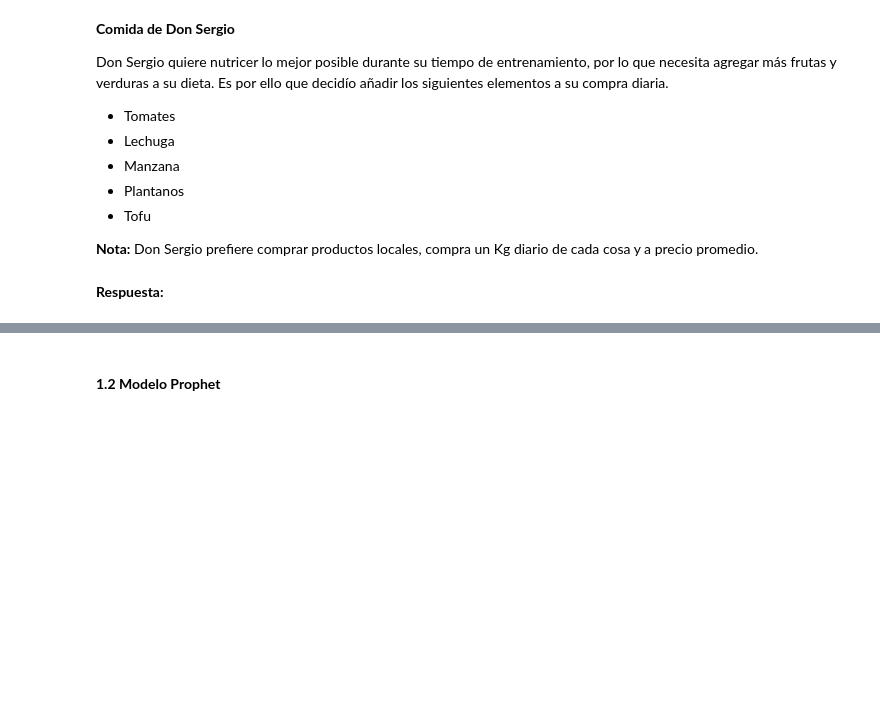
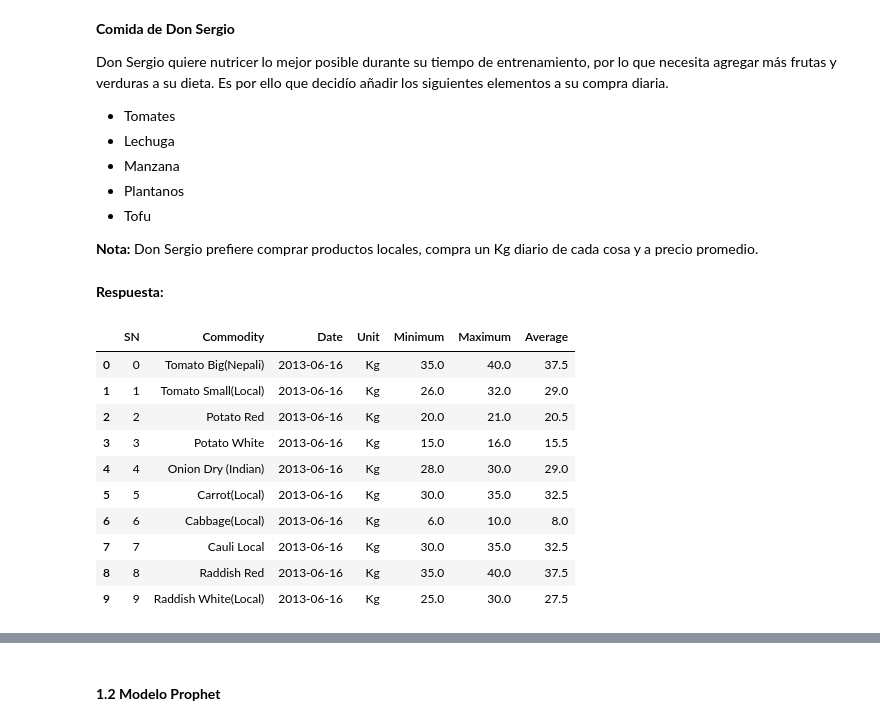
Before and after one commit to t-abedrapo/Laboratorio8_REP, a Jupyter notebook: Lab8.ipynb, the cells around one changed output, grey strips where cells are left out. Cells and saved outputs as stored; diff of their text form; code cells hidden in the pictures; blank space fills up the shorter version.

```diff
--- a/Lab8.ipynb
+++ b/Lab8.ipynb
@@ -140,0 +137,19 @@ Don Sergio quiere nutricer lo mejor posible durante su tiempo de entrenamiento,
+# %%
+# Leer el dataset
+import pandas as pd
+
+df = pd.read_csv('/content/drive/MyDrive/FCFM/Eléctrica Sem7/MDS7202 Laboratorio de Programación/Laboratorios MDS7202/Lab8 MDS7202/datos_lab8/fruit_vegetables.csv')
+df['Date'] = pd.to_datetime(df['Date'])
+df.head(10)
+# %% [output]
+|  | SN | Commodity | Date | Unit | Minimum | Maximum | Average |
+| 0 | 0 | Tomato Big(Nepali) | 2013-06-16 | Kg | 35.0 | 40.0 | 37.5 |
+| 1 | 1 | Tomato Small(Local) | 2013-06-16 | Kg | 26.0 | 32.0 | 29.0 |
+| 2 | 2 | Potato Red | 2013-06-16 | Kg | 20.0 | 21.0 | 20.5 |
+| 3 | 3 | Potato White | 2013-06-16 | Kg | 15.0 | 16.0 | 15.5 |
+| 4 | 4 | Onion Dry (Indian) | 2013-06-16 | Kg | 28.0 | 30.0 | 29.0 |
+| 5 | 5 | Carrot(Local) | 2013-06-16 | Kg | 30.0 | 35.0 | 32.5 |
+| 6 | 6 | Cabbage(Local) | 2013-06-16 | Kg | 6.0 | 10.0 | 8.0 |
+| 7 | 7 | Cauli Local | 2013-06-16 | Kg | 30.0 | 35.0 | 32.5 |
+| 8 | 8 | Raddish Red | 2013-06-16 | Kg | 35.0 | 40.0 | 37.5 |
+| 9 | 9 | Raddish White(Local) | 2013-06-16 | Kg | 25.0 | 30.0 | 27.5 |
```
Also changed, not shown: parts of 59 cells of this notebook, 1 other file.
